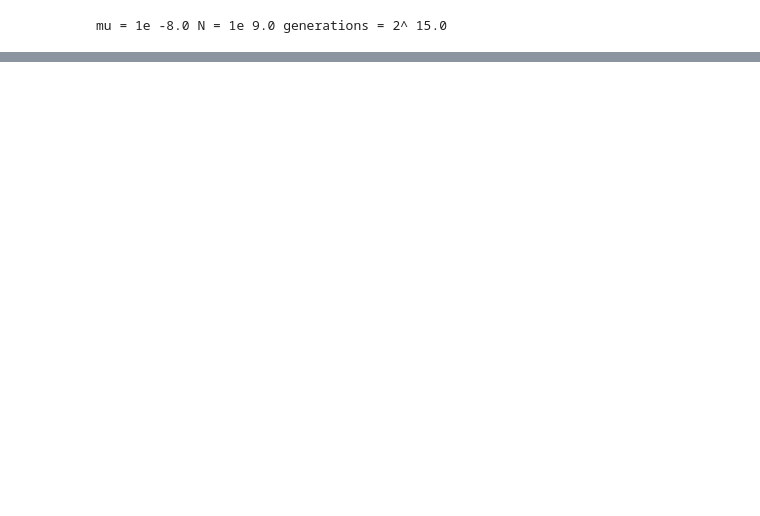
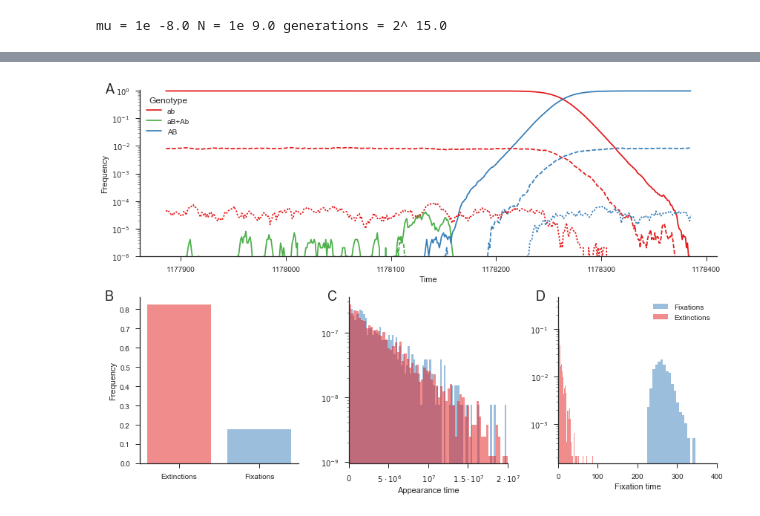
Before and after one commit to yoavram/UnderTheRug, a Jupyter notebook: notebook.ipynb, the cells around one changed output, grey strips where cells are left out. Cells and saved outputs as stored; diff of their text form; code cells hidden in the pictures; blank space fills up the shorter version.

Commit message:
two locus full figure

```diff
--- a/notebook.ipynb
+++ b/notebook.ipynb
@@ -851,0 +879,8 @@ mu = 1e -8.0 N = 1e 9.0 generations = 2^ 15.0
+# %%
+ps = np.array(ps)
+Ws = np.array(Ws)
+# %%
+with open('Ws.npz', 'wb') as f:
+    Ws = np.save(f, Ws)
+with open('ps.npz', 'wb') as f:
+    ps = np.save(f, ps)
@@ -851,0 +889,5 @@ mu = 1e -8.0 N = 1e 9.0 generations = 2^ 15.0
+# %%
+with open('Ws.npz', 'rb') as f:
+    Ws = np.load(f)
+with open('ps.npz', 'rb') as f:
+    ps = np.load(f)
@@ -851,0 +896,5 @@ mu = 1e -8.0 N = 1e 9.0 generations = 2^ 15.0
+# %%
+with open('df_all_15JUL14.csv') as f:
+    df = pd.read_csv(f)
+df = df[df.s == s]
+df = df[df.tau==1]
@@ -851,0 +903,78 @@ mu = 1e -8.0 N = 1e 9.0 generations = 2^ 15.0
+# %%
+fig = plt.figure(figsize=(12, 8))
+gs = mpl.gridspec.GridSpec(nrows=2, ncols=3)
+
+ax0 = plt.subplot(gs[0, :])
+ax1 = plt.subplot(gs[1, 1])
+ax2 = plt.subplot(gs[1, 2])
+ax3 = plt.subplot(gs[1, 0])
+
+alpha = 0.5
+tmax = Ws.size
+t = np.arange(tmax - 500, tmax)
+red, blue, green = sns.color_palette('Set1', 3)
+colors = [red, green, blue]
+lines_styles = ['solid', 'dashed', 'dotted']
+panel_label_size=plt.rcParams[ 'axes.titlesize']*1.5
+
+# frequency dynamics
+
+genotypes = ['ab', 'aB+Ab', 'AB']
+
+for load in range(3):
+    for g in range(3):
+        ax0.plot(t, ps[t,g,load], color=colors[g], ls=lines_styles[load])
+
+ax0.set(
+    xlabel='Time',
+    ylabel='Frequency',
+    yscale='log',
+    ylim=(1/N, 1.1)
+)
+ax0.legend(genotypes, loc='upper left', title='Genotype')#, frameon=True)
+
+# adaptation statistics
+
+sns.distplot(df.app_time[df.fix], bins=100, kde=False, norm_hist=True, hist_kws=dict(log=True, alpha=alpha), color=blue, ax=ax1)
+sns.distplot(df.app_time[~df.fix], bins=100, kde=False, norm_hist=True, hist_kws=dict(log=True, alpha=alpha), color=red, ax=ax1)
+
+ax1.set(
+    xlim=(0, 2e7),
+    xticks=[0, 0.5e7, 1e7, 1.5e7, 2e7],
+    xticklabels=r'$0$, $5 \cdot 10^{6}$, $10^{7}$, $1.5 \cdot 10^{7}$, $2 \cdot 10^{7}$'.split(','),
+    xlabel='Appearance time',
+    ylabel=''
+)
+
+sns.distplot(df.fix_time[df.fix], bins=50, kde=False, norm_hist=True, hist_kws=dict(log=True, alpha=alpha), color=blue, ax=ax2)
+sns.distplot(df.fix_time[~df.fix], bins=50, kde=False, norm_hist=True, hist_kws=dict(log=True, alpha=alpha), color=red, ax=ax2)
+ax2.set(
+    xlim=(0, 400),
+    xlabel='Fixation time',
+    ylabel=''
+)
+ax2.legend(['Fixations', 'Extinctions'], loc='best')
+
+fix = df.fix.mean()
+ext = (~df.fix).mean()
+assert np.allclose(fix + ext, 1)
+
+ax3.bar([0, 1], [ext, fix], color=[red, blue], alpha=alpha)
+ax3.set(
+    xticks=[0, 1],
+    xticklabels=['Extinctions', 'Fixations'],
+    xlabel='',
+    ylabel='Frequency'
+)
+
+ax0.annotate('A', (-0.06, 0.98), xycoords='axes fraction', fontsize=panel_label_size)
+ax3.annotate('B', (-0.22, 0.98), xycoords='axes fraction', fontsize=panel_label_size)
+ax1.annotate('C', (-0.14, 0.98), xycoords='axes fraction', fontsize=panel_label_size)
+ax2.annotate('D', (-0.14, 0.98), xycoords='axes fraction', fontsize=panel_label_size)
+
+fig.tight_layout()
+sns.despine()
+fig.savefig('twolocus.png')
+fig.savefig('twolocus.pdf', dpi=300, papertype='a4')
+# %% [output]
+[figure, added]
```
Also changed, not shown: parts of 14 cells of this notebook.
